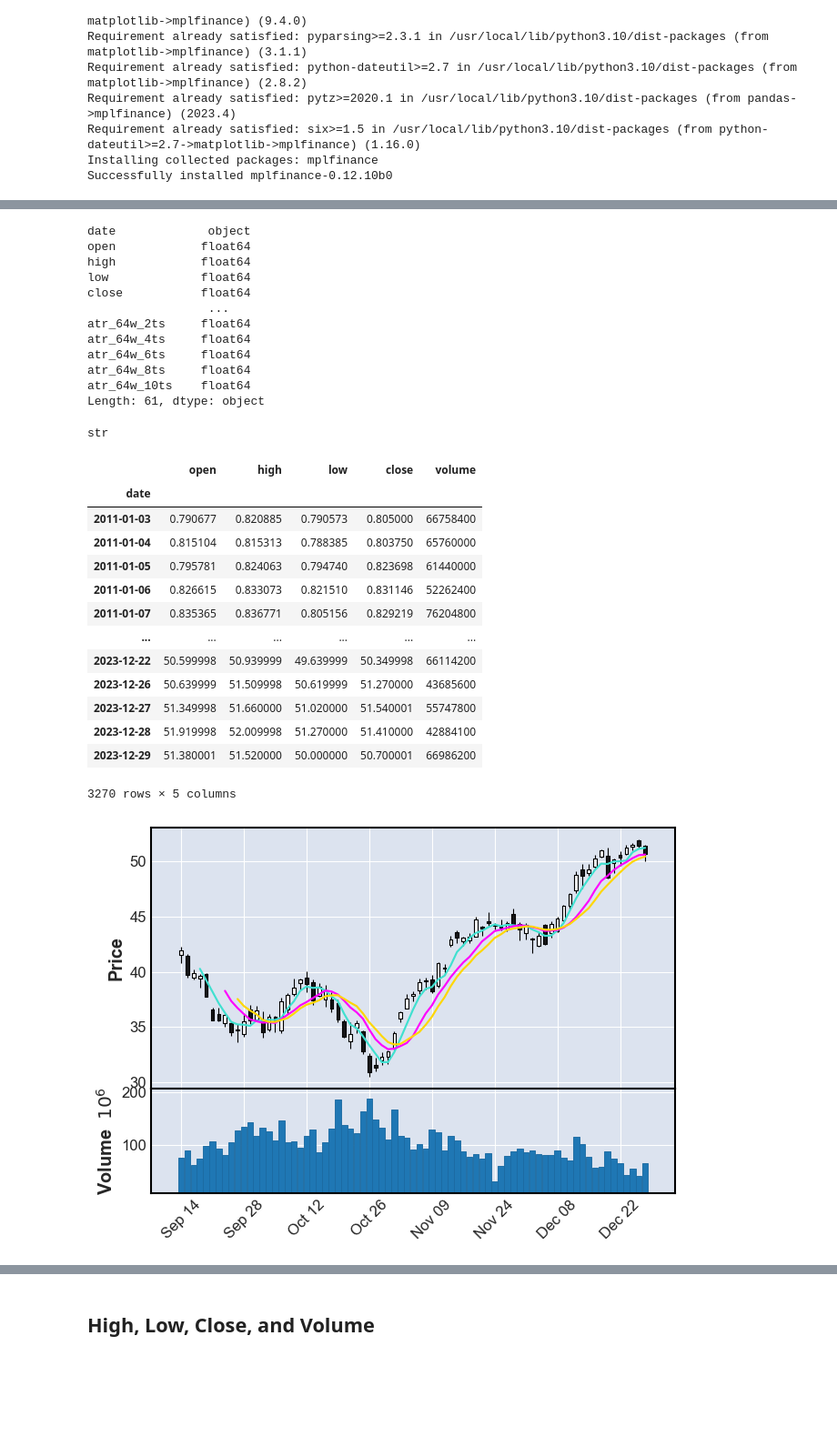
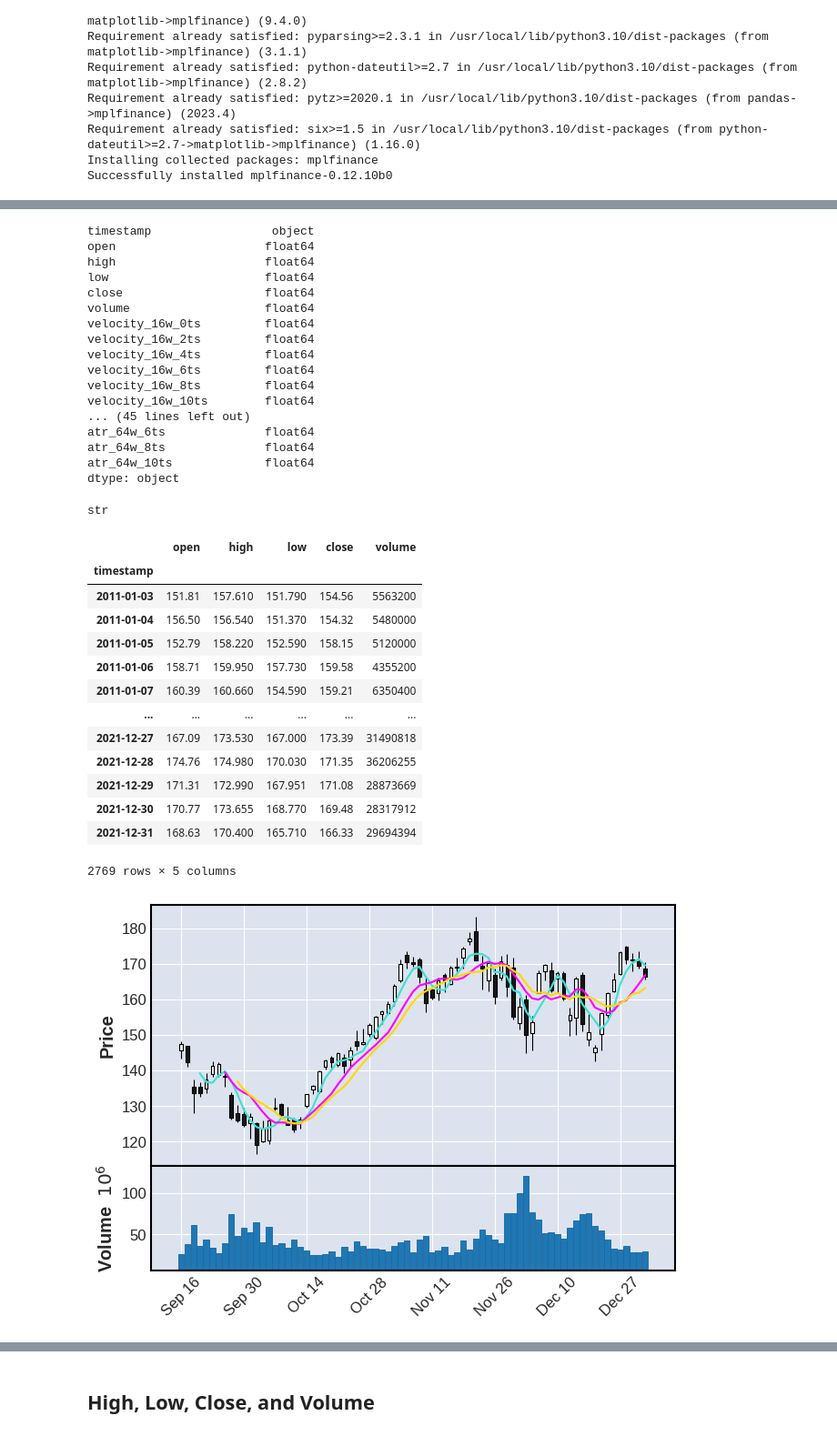
Before and after one commit to slucasmyer/rl-trading, a Jupyter notebook: data_exploration_visualization.ipynb, the cells around one changed output, grey strips where cells are left out. Shown at 91% size. Saved outputs shown, nothing was run; the diff lists cells and outputs as text; code cells hidden in the pictures; blank space fills up the shorter version.

```diff
--- a/data_exploration_visualization.ipynb
+++ b/data_exploration_visualization.ipynb
@@ -40,16 +34,25 @@ FileNotFoundError: [Errno 2] No such file or directory: '../data/processed/proce
+# %%
+# Gather data
+raw_df = pd.read_csv("https://raw.githubusercontent.com/slucasmyer/rl-trading/main/training_tqqq.csv?token=GHSAT0AAAAAACNACNU4O2QDZQI2PBXADUSCZOKSNZA")
+norm_df = pd.read_csv("https://raw.githubusercontent.com/slucasmyer/rl-trading/main/training_tqqq_prepared.csv?token=GHSAT0AAAAAACNACNU5WXXUWBGKQ73M52TYZOKSOYA")
 # %%
 norm_df.dtypes
 # %% [output]
-date             object
-open            float64
-high            float64
-low             float64
-close           float64
-                 ...
-atr_64w_2ts     float64
-atr_64w_4ts     float64
-atr_64w_6ts     float64
-atr_64w_8ts     float64
-atr_64w_10ts    float64
-Length: 61, dtype: object
+timestamp                 object
+open                     float64
+high                     float64
+low                      float64
+close                    float64
+volume                   float64
+velocity_16w_0ts         float64
+velocity_16w_2ts         float64
+velocity_16w_4ts         float64
+velocity_16w_6ts         float64
+velocity_16w_8ts         float64
+velocity_16w_10ts        float64
+... (45 lines left out)
+atr_64w_6ts              float64
+atr_64w_8ts              float64
+atr_64w_10ts             float64
+dtype: object
 # %%
@@ -57,31 +60,31 @@ type(norm_df['date'][0])
 # %% [output]
 str
 # %%
-prep_df.set_index('date', inplace=True)
+raw_df.set_index('timestamp', inplace=True)
 # %%
 # Make the date index compatible with mplfinance
-prep_df.index = pd.to_datetime(prep_df.index)
+raw_df.index = pd.to_datetime(raw_df.index)
 # %%
 # Access the first 5 columns and the 7th column
-prep_df.iloc[:, list(range(4)) + [5]]
+raw_df.iloc[:, list(range(5))]
 # %% [output]
 |  | open | high | low | close | volume |
-| date |  |  |  |  |  |
-| 2011-01-03 | 0.790677 | 0.820885 | 0.790573 | 0.805000 | 66758400 |
-| 2011-01-04 | 0.815104 | 0.815313 | 0.788385 | 0.803750 | 65760000 |
-| 2011-01-05 | 0.795781 | 0.824063 | 0.794740 | 0.823698 | 61440000 |
-| 2011-01-06 | 0.826615 | 0.833073 | 0.821510 | 0.831146 | 52262400 |
-| 2011-01-07 | 0.835365 | 0.836771 | 0.805156 | 0.829219 | 76204800 |
+| timestamp |  |  |  |  |  |
+| 2011-01-03 | 151.81 | 157.610 | 151.790 | 154.56 | 5563200 |
+| 2011-01-04 | 156.50 | 156.540 | 151.370 | 154.32 | 5480000 |
+| 2011-01-05 | 152.79 | 158.220 | 152.590 | 158.15 | 5120000 |
+| 2011-01-06 | 158.71 | 159.950 | 157.730 | 159.58 | 4355200 |
+| 2011-01-07 | 160.39 | 160.660 | 154.590 | 159.21 | 6350400 |
 | ... | ... | ... | ... | ... | ... |
-| 2023-12-22 | 50.599998 | 50.939999 | 49.639999 | 50.349998 | 66114200 |
-| 2023-12-26 | 50.639999 | 51.509998 | 50.619999 | 51.270000 | 43685600 |
-| 2023-12-27 | 51.349998 | 51.660000 | 51.020000 | 51.540001 | 55747800 |
-| 2023-12-28 | 51.919998 | 52.009998 | 51.270000 | 51.410000 | 42884100 |
-| 2023-12-29 | 51.380001 | 51.520000 | 50.000000 | 50.700001 | 66986200 |
+| 2021-12-27 | 167.09 | 173.530 | 167.000 | 173.39 | 31490818 |
+| 2021-12-28 | 174.76 | 174.980 | 170.030 | 171.35 | 36206255 |
+| 2021-12-29 | 171.31 | 172.990 | 167.951 | 171.08 | 28873669 |
+| 2021-12-30 | 170.77 | 173.655 | 168.770 | 169.48 | 28317912 |
+| 2021-12-31 | 168.63 | 170.400 | 165.710 | 166.33 | 29694394 |
-3270 rows × 5 columns
+2769 rows × 5 columns
 # %%
-# Display plot
+# Display plot -- last 75 days
 # mav = moving average (4 days, 8 days, 10 days)
-mpf.plot(prep_df.iloc[:, list(range(4)) + [5]][-75:], type='candle', mav=(4, 8, 10), volume=True)
+mpf.plot(raw_df.iloc[:, list(range(5))][-75:], type='candle', mav=(4, 8, 10), volume=True)
 # %% [output]
-[figure, old version]
+[figure, new version]
```
Also changed, not shown: parts of 13 cells of this notebook.
